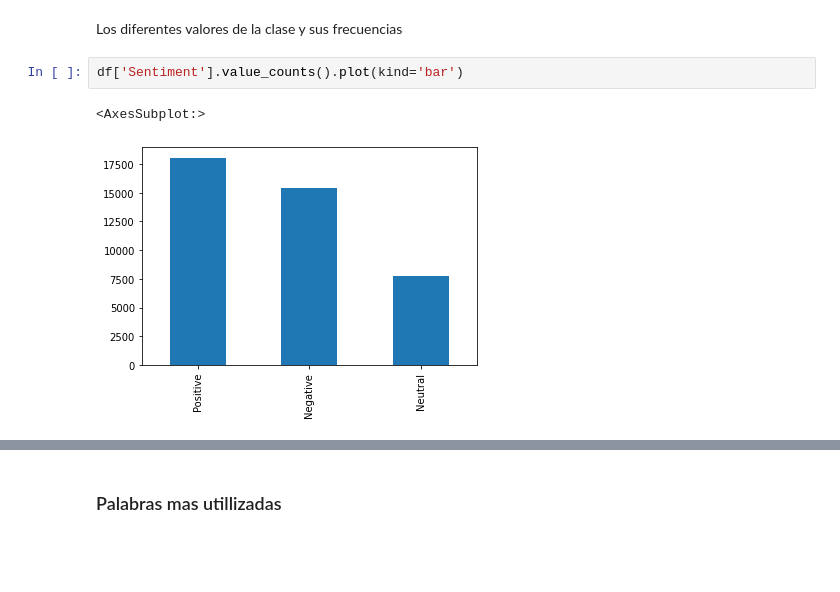
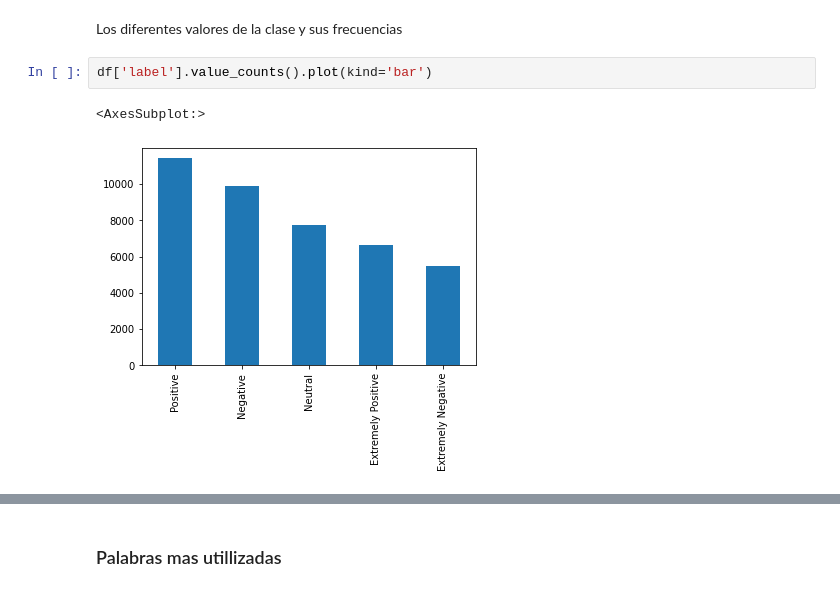
Before and after one commit to Kerman-Sanjuan/Covid19-Tweet-Text-Clustering, a Jupyter notebook: Clustering De Documentos.ipynb, the cells around one changed output, grey strips where cells are left out. Drawn from its saved outputs; the diff is of its cells as text; blank space fills up the shorter version.

```diff
--- a/Clustering De Documentos.ipynb
+++ b/Clustering De Documentos.ipynb
@@ -345,7 +345,7 @@ df = pd.read_csv("./csv/data_preprocess_ok.csv")
 # %% [markdown]
 Los diferentes valores de la clase y sus frecuencias
 # %%
-df['Sentiment'].value_counts().plot(kind='bar')
+df['label'].value_counts().plot(kind='bar')
 # %% [output]
 <AxesSubplot:>
-[figure, old version]
+[figure, new version]
```
Also changed, not shown: parts of 41 cells of this notebook.
